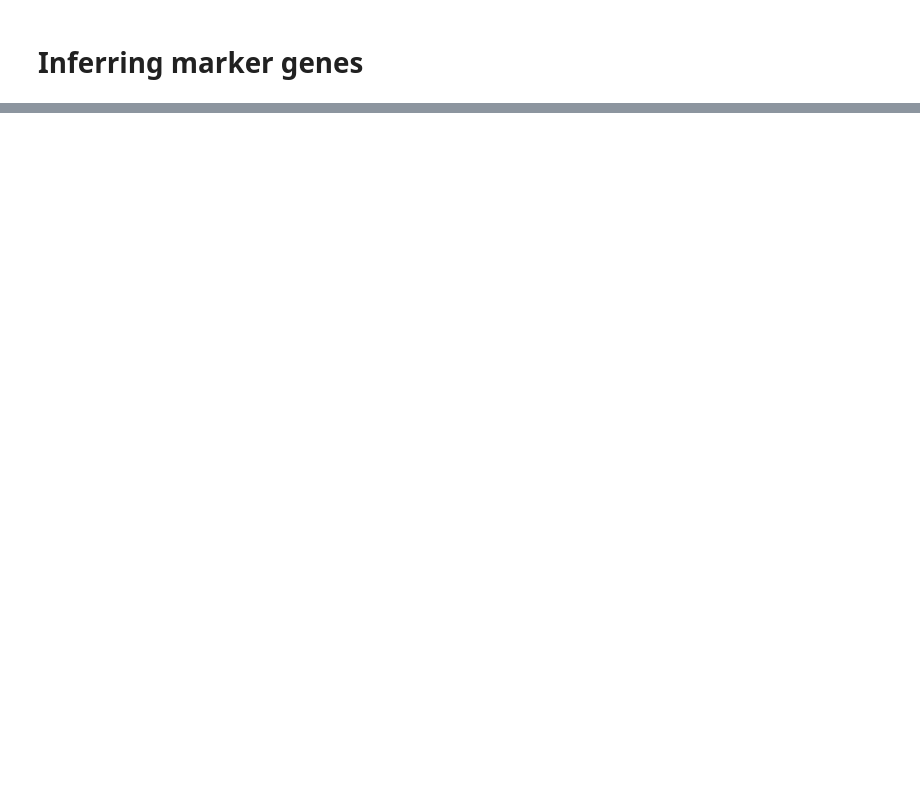
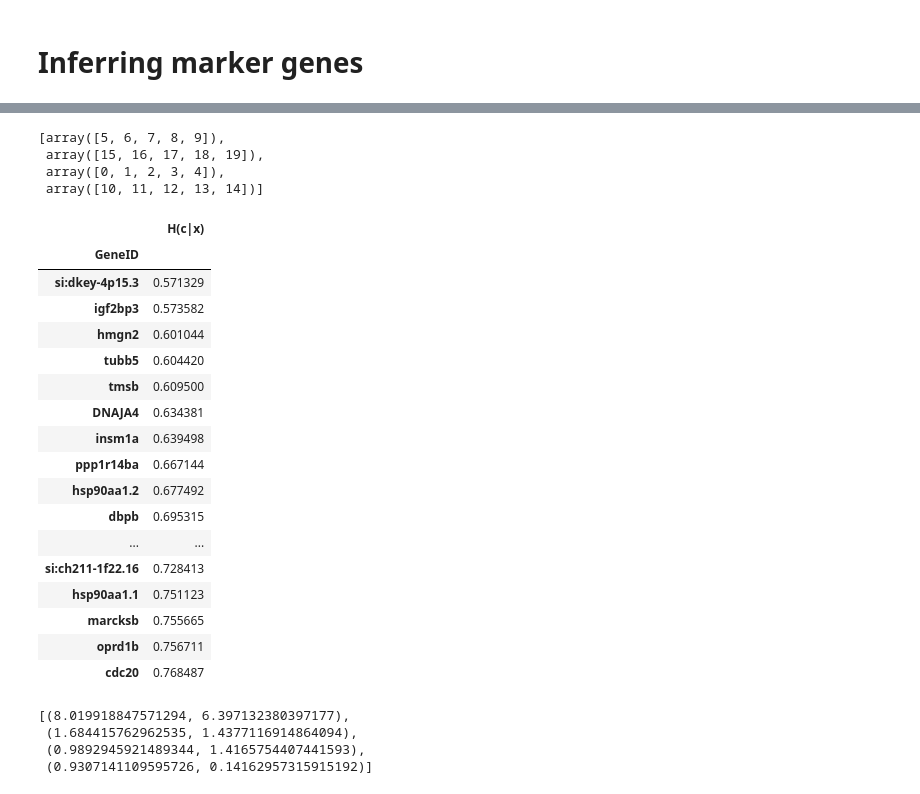
Before and after one commit to pgrobecker/cemag, a Jupyter notebook: example_analysis.ipynb, the cells around one changed output, grey strips where cells are left out. Drawn from its saved outputs; the diff is of its cells as text; code cells hidden in the pictures; blank space fills up the shorter version.

```diff
--- a/example_analysis.ipynb
+++ b/example_analysis.ipynb
@@ -567,0 +131,54 @@ np.argsort(H)
+# %%
+# define groups that are compared against each other
+groups = [['brain', '2mo'], ['brain', '7mo'], ['brain', '16mo'], ['brain', '39mo']]
+groups_idx = [np.flatnonzero((ca.tissue == t)&(ca.age == a)) for t, a in groups]
+groups_idx
+# %% [output]
+[array([5, 6, 7, 8, 9]),
+ array([15, 16, 17, 18, 19]),
+ array([0, 1, 2, 3, 4]),
+ array([10, 11, 12, 13, 14])]
+# %%
+# relative a priori size of different groups,
+# discounting potential differences in no. of replicates
+nc = [1,1,1,1]
+# %%
+# calculate conditional class entropy
+# the parameters k, N determine how accurately the integrals are calculated
+# one can start with smaller values and see how much of a difference it makes
+H_result = entropy(data, groups_idx, ncond=nc, k=6, N=1e2)
+# %%
+# create sorted list of top marker genes
+df_result = pd.DataFrame({'H(c|x)':H_result}, index=expression_df.index)
+df_result = df_result.sort_values(by='H(c|x)')
+df_result.head(20)
+# %% [output]
+|  | H(c|x) |
+| GeneID |  |
+| si:dkey-4p15.3 | 0.571329 |
+| igf2bp3 | 0.573582 |
+| hmgn2 | 0.601044 |
+| tubb5 | 0.604420 |
+| tmsb | 0.609500 |
+| DNAJA4 | 0.634381 |
+| insm1a | 0.639498 |
+| ppp1r14ba | 0.667144 |
+| hsp90aa1.2 | 0.677492 |
+| dbpb | 0.695315 |
+| ... | ... |
+| si:ch211-1f22.16 | 0.728413 |
+| hsp90aa1.1 | 0.751123 |
+| marcksb | 0.755665 |
+| oprd1b | 0.756711 |
+| cdc20 | 0.768487 |
+# %%
+# For each set of replicates, we want to estimate the effective standard deviation of the measurements
+# For this, we need to estimate the prior distribution of variances first in each set, which have two parameters
+
+params = [prior_params(data[group]) for group in groups_idx]
+params
+# %% [output]
+[(8.019918847571294, 6.397132380397177),
+ (1.684415762962535, 1.4377116914864094),
+ (0.9892945921489344, 1.4165754407441593),
+ (0.9307141109595726, 0.14162957315915192)]
```
Also changed, not shown: parts of 50 cells of this notebook.
